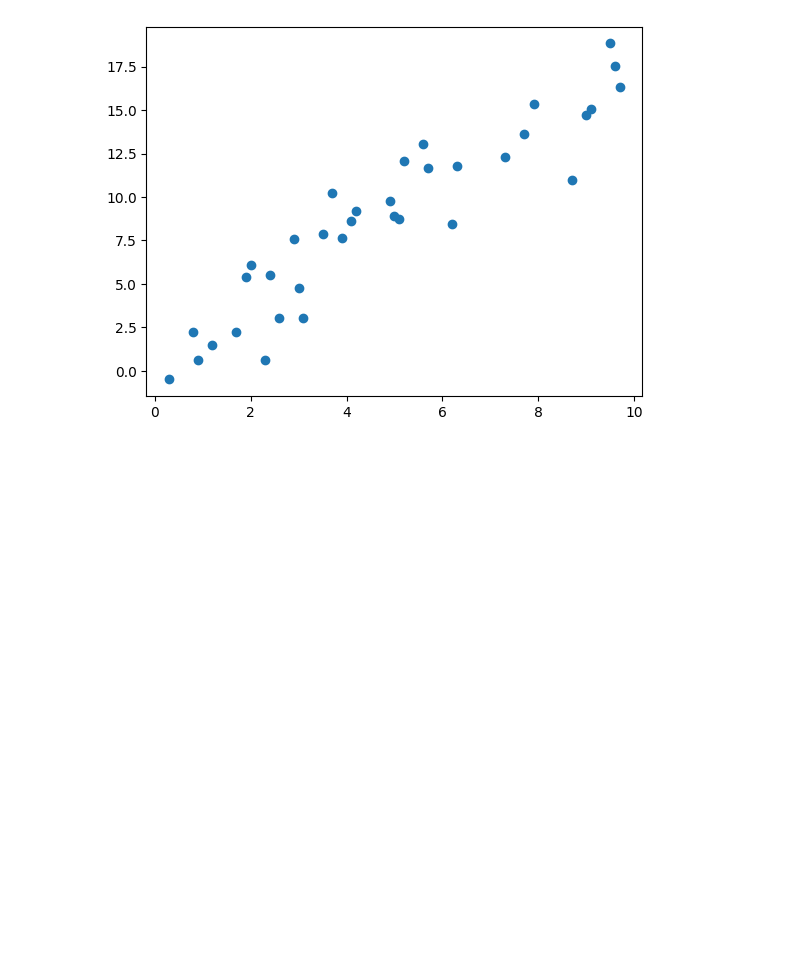
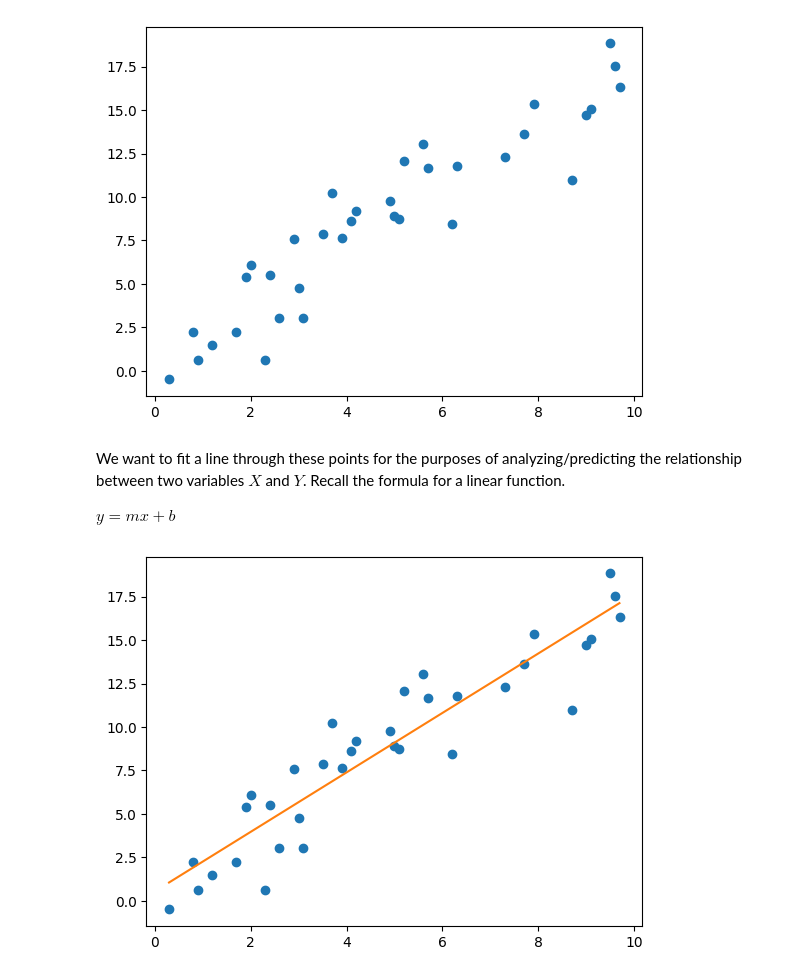
Before and after one commit to thomasnield/anaconda_probability_fundamentals, a Jupyter notebook: 6_maximum_likelihood_estimation.ipynb, the cells around one changed output. Saved outputs shown, nothing was run; the diff lists cells and outputs as text; code cells hidden in the pictures; blank space fills up the shorter version.

```diff
--- a/6_maximum_likelihood_estimation.ipynb
+++ b/6_maximum_likelihood_estimation.ipynb
@@ -256,0 +207,13 @@ plt.show()
+# %% [markdown]
+We want to fit a line through these points for the purposes of analyzing/predicting the relationship between two variables $ X $ and $ Y $. Recall the formula for a linear function.
+
+$
+y = mx + b
+$
+# %%
+x_range = np.arange(start=X.min(), stop=X.max(), step=.01)
+plt.plot(X, Y, 'o')
+plt.plot(x_range, 1.71160239*x_range + 0.53778288)
+plt.show()
+# %% [output]
+[figure, added]
```
Also changed, not shown: parts of 6 cells of this notebook.
